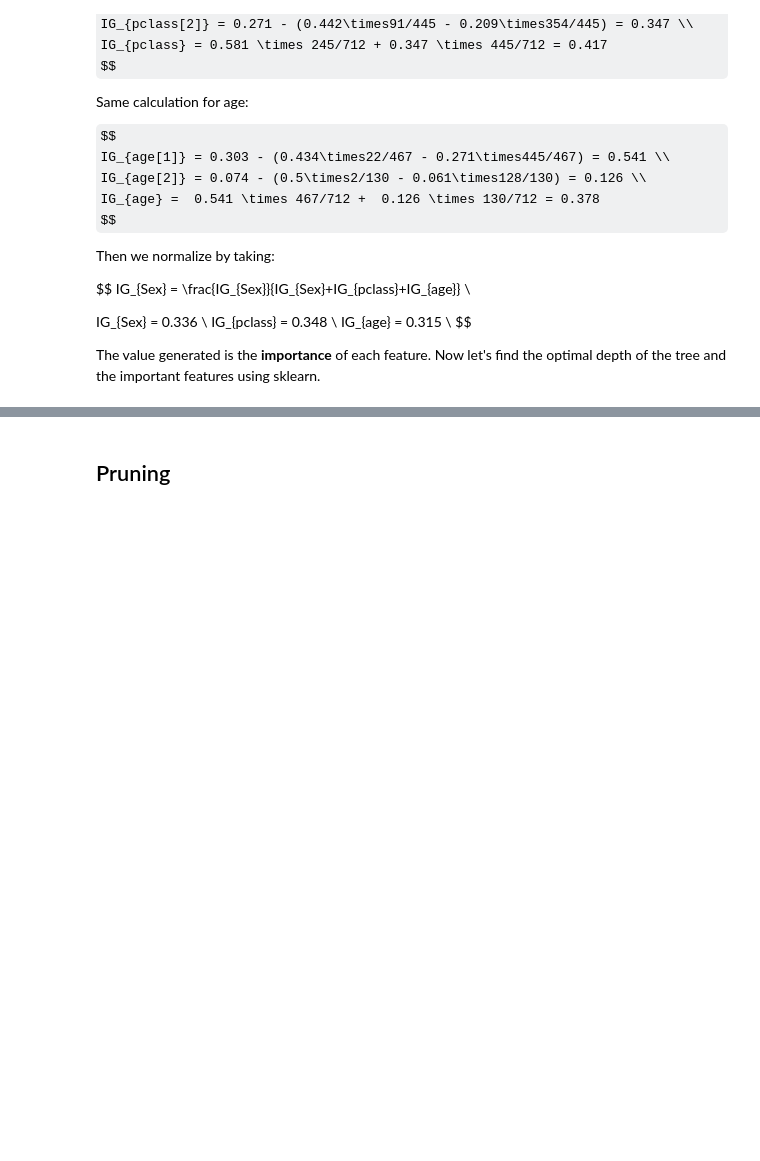
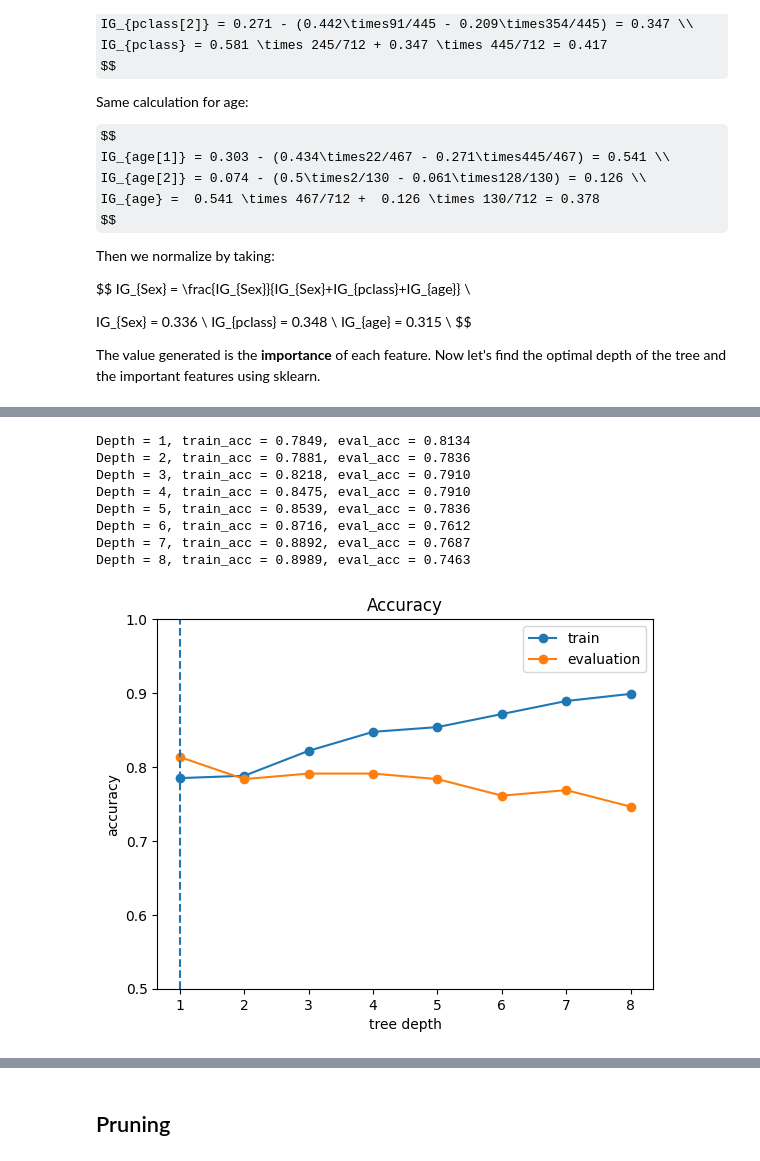
Before and after one commit to jo-tjx/MY-DAC-Curriculum, a Jupyter notebook: DAC-006_Machine_Learning/DAC-006-Intro_to_ML_Session_2_Student.ipynb, the cells around one changed output, grey strips where cells are left out. Drawn from its saved outputs; the diff is of its cells as text; code cells hidden in the pictures; some formulas as TeX source; blank space fills up the shorter version.

```diff
--- a/DAC-006_Machine_Learning/DAC-006-Intro_to_ML_Session_2_Student.ipynb
+++ b/DAC-006_Machine_Learning/DAC-006-Intro_to_ML_Session_2_Student.ipynb
@@ -183,45 +190,55 @@ The value generated is the **importance** of each feature. Now let's find the op
 # %%
 # Separate the Titanic data into features and target class.
-# y = df['Survived']
-# x = df.drop('Survived', axis=1)
+y = df['Survived']
+x = df.drop('Survived', axis=1)
 
-# # Split the data into training, validation and test data.
-# x_train, x_test, y_train, y_test = train_test_split(x, y, test_size = 0.3)
+# Split the data into training, validation and test data.
+x_train, x_test, y_train, y_test = train_test_split(x, y, test_size = 0.3)
 
-# x_test, x_eval, y_test, y_eval = train_test_split(x_test, y_test, test_size = 0.5)
+x_test, x_eval, y_test, y_eval = train_test_split(x_test, y_test, test_size = 0.5)
 
-# # Create decision tree models of various depths,
-# # and measure the accuracy of validation data for each model.
-# train_acc = []
-# eval_acc = []
-# max_depth = 8
-# for d in range(1, max_depth+1):
-#     model = DecisionTreeClassifier(max_depth=d)
-#     model.fit(x_train, y_train)
+# Create decision tree models of various depths,
+# and measure the accuracy of validation data for each model.
+train_acc = []
+eval_acc = []
+max_depth = 8
+for d in range(1, max_depth+1):
+    model = DecisionTreeClassifier(max_depth=d)
+    model.fit(x_train, y_train)
 
-#     # Measure the accuracy of this model using the training data.
-#     y_pred = model.predict(x_train)
-#     train_acc.append((y_pred == y_train).mean())
+    # Measure the accuracy of this model using the training data.
+    y_pred = model.predict(x_train)
+    train_acc.append((y_pred == y_train).mean())
 
-#     # Measure the accuracy of this model using the validation data.
-#     y_pred = model.predict(x_eval)
-#     eval_acc.append((y_pred == y_eval).mean())
-#     print('Depth = {}, train_acc = {:.4f}, eval_acc = {:.4f}'\
-#           .format(d, train_acc[-1], eval_acc[-1]))
+    # Measure the accuracy of this model using the validation data.
+    y_pred = model.predict(x_eval)
+    eval_acc.append((y_pred == y_eval).mean())
+    print('Depth = {}, train_acc = {:.4f}, eval_acc = {:.4f}'\
+          .format(d, train_acc[-1], eval_acc[-1]))
 
-# # Find the optimal depth with the highest accuracy of validation data.
-# opt_depth = np.argmax(eval_acc) + 1
+# Find the optimal depth with the highest accuracy of validation data.
+opt_depth = np.argmax(eval_acc) + 1
 
-# # Visualize accuracy changes as depth changes.
-# plt.plot(train_acc, marker='o', label='train')
-# plt.plot(eval_acc, marker='o', label='evaluation')
-# plt.legend()
-# plt.title('Accuracy')
-# plt.xlabel('tree depth')
-# plt.ylabel('accuracy')
-# plt.xticks(np.arange(max_depth), np.arange(1, max_depth+1))
-# plt.axvline(x=opt_depth-1, ls='--')
-# plt.ylim(0.5, 1.0)
-# plt.show()
+# Visualize accuracy changes as depth changes.
+plt.plot(train_acc, marker='o', label='train')
+plt.plot(eval_acc, marker='o', label='evaluation')
+plt.legend()
+plt.title('Accuracy')
+plt.xlabel('tree depth')
+plt.ylabel('accuracy')
+plt.xticks(np.arange(max_depth), np.arange(1, max_depth+1))
+plt.axvline(x=opt_depth-1, ls='--')
+plt.ylim(0.5, 1.0)
+plt.show()
+# %% [output]
+Depth = 1, train_acc = 0.7849, eval_acc = 0.8134
+Depth = 2, train_acc = 0.7881, eval_acc = 0.7836
+Depth = 3, train_acc = 0.8218, eval_acc = 0.7910
+Depth = 4, train_acc = 0.8475, eval_acc = 0.7910
+Depth = 5, train_acc = 0.8539, eval_acc = 0.7836
+Depth = 6, train_acc = 0.8716, eval_acc = 0.7612
+Depth = 7, train_acc = 0.8892, eval_acc = 0.7687
+Depth = 8, train_acc = 0.8989, eval_acc = 0.7463
+[figure, added]
 # %%
 # I set max_step=3 as a constant value for tree visualization.
```
Also changed, not shown: parts of 16 cells of this notebook.
